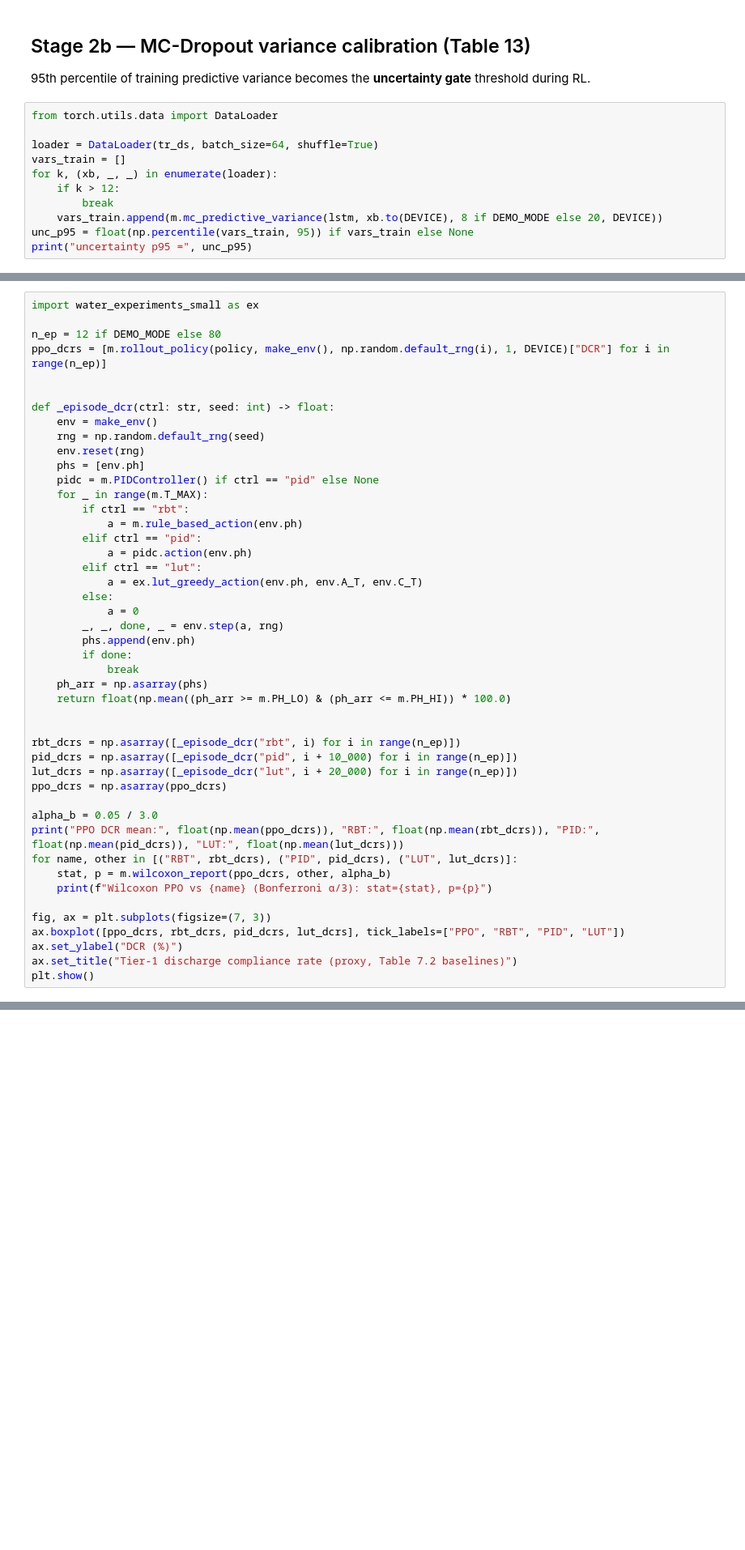
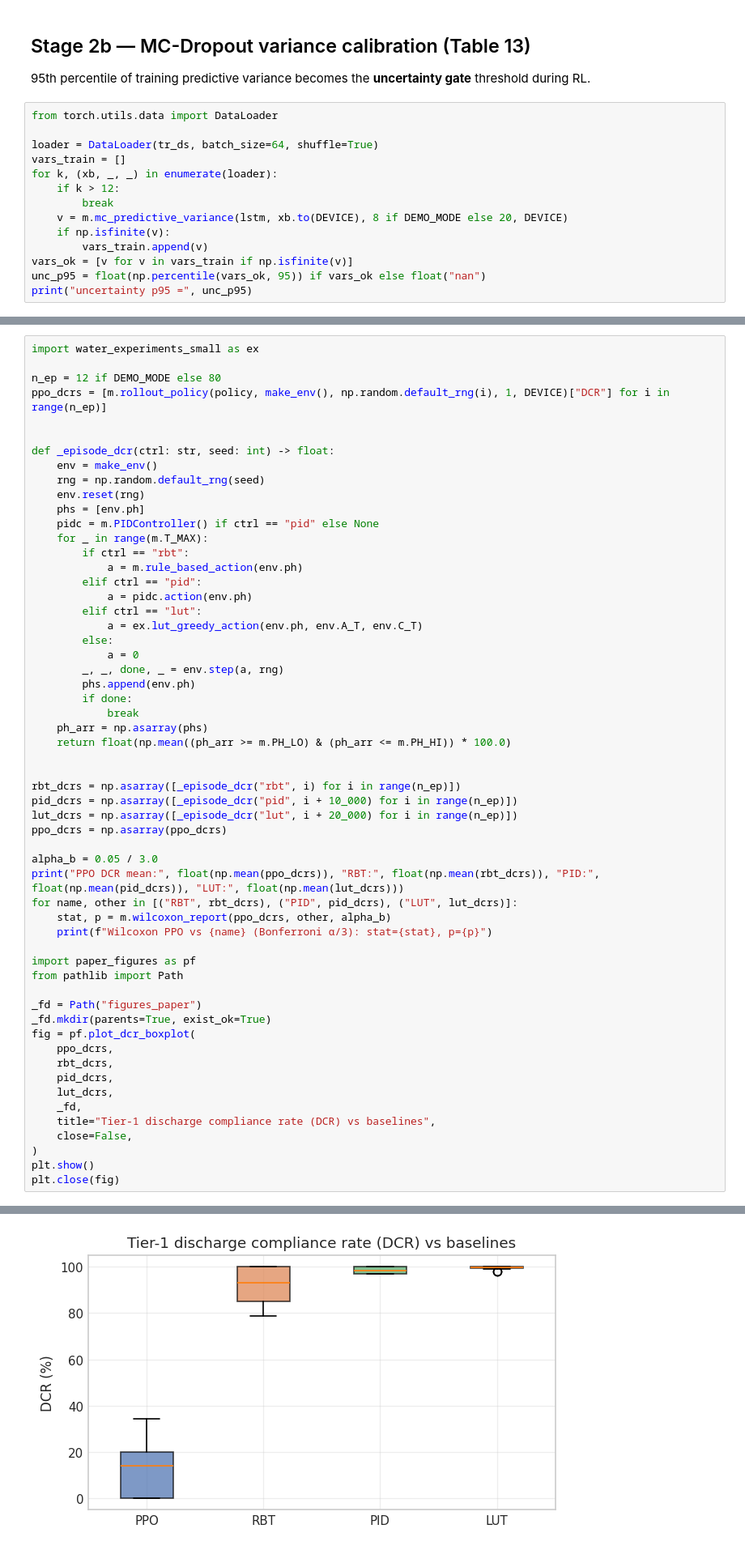
Before and after one commit to RDInnovators/Group_5, a Jupyter notebook: methodology_implementation.ipynb, the cells around one changed output, grey strips where cells are left out. Shown at 81% size. Drawn from its saved outputs; the diff is of its cells as text; blank space fills up the shorter version.

```diff
--- a/methodology_implementation.ipynb
+++ b/methodology_implementation.ipynb
@@ -142,6 +230,9 @@ vars_train = []
 for k, (xb, _, _) in enumerate(loader):
     if k > 12:
         break
-    vars_train.append(m.mc_predictive_variance(lstm, xb.to(DEVICE), 8 if DEMO_MODE else 20, DEVICE))
-unc_p95 = float(np.percentile(vars_train, 95)) if vars_train else None
+    v = m.mc_predictive_variance(lstm, xb.to(DEVICE), 8 if DEMO_MODE else 20, DEVICE)
+    if np.isfinite(v):
+        vars_train.append(v)
+vars_ok = [v for v in vars_train if np.isfinite(v)]
+unc_p95 = float(np.percentile(vars_ok, 95)) if vars_ok else float("nan")
 print("uncertainty p95 =", unc_p95)
@@ -240,8 +335,20 @@ for name, other in [("RBT", rbt_dcrs), ("PID", pid_dcrs), ("LUT", lut_dcrs)]:
     stat, p = m.wilcoxon_report(ppo_dcrs, other, alpha_b)
     print(f"Wilcoxon PPO vs {name} (Bonferroni α/3): stat={stat}, p={p}")
 
-fig, ax = plt.subplots(figsize=(7, 3))
-ax.boxplot([ppo_dcrs, rbt_dcrs, pid_dcrs, lut_dcrs], tick_labels=["PPO", "RBT", "PID", "LUT"])
-ax.set_ylabel("DCR (%)")
-ax.set_title("Tier-1 discharge compliance rate (proxy, Table 7.2 baselines)")
+import paper_figures as pf
+from pathlib import Path
+
+_fd = Path("figures_paper")
+_fd.mkdir(parents=True, exist_ok=True)
+fig = pf.plot_dcr_boxplot(
+    ppo_dcrs,
+    rbt_dcrs,
+    pid_dcrs,
+    lut_dcrs,
+    _fd,
+    title="Tier-1 discharge compliance rate (DCR) vs baselines",
+    close=False,
+)
 plt.show()
+plt.close(fig)
+# %% [output]
@@ -248 +359,2 @@ plt.show()
+[figure, added]
 # %% [markdown]
```
Also changed, not shown: parts of 22 cells of this notebook, 24 other files.
